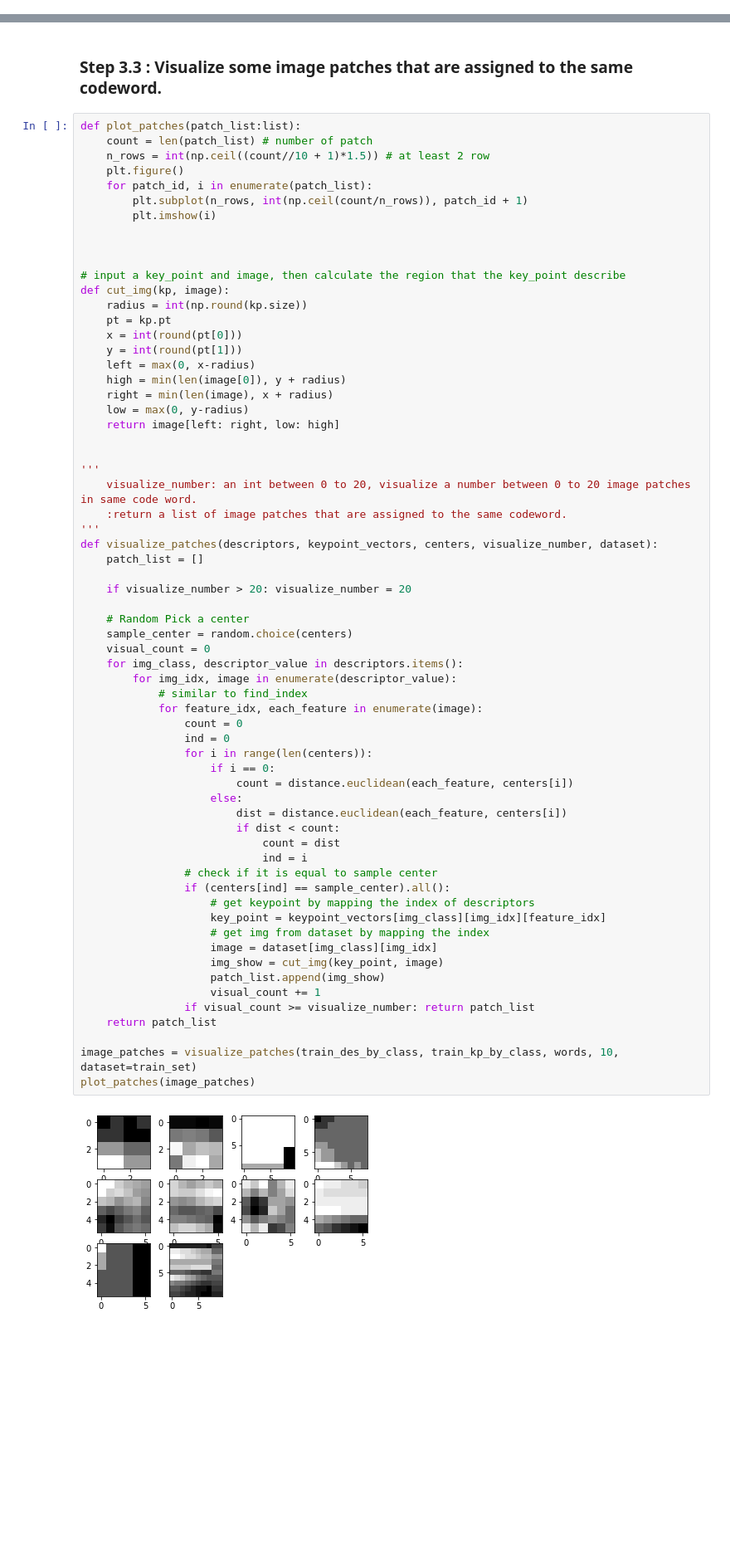
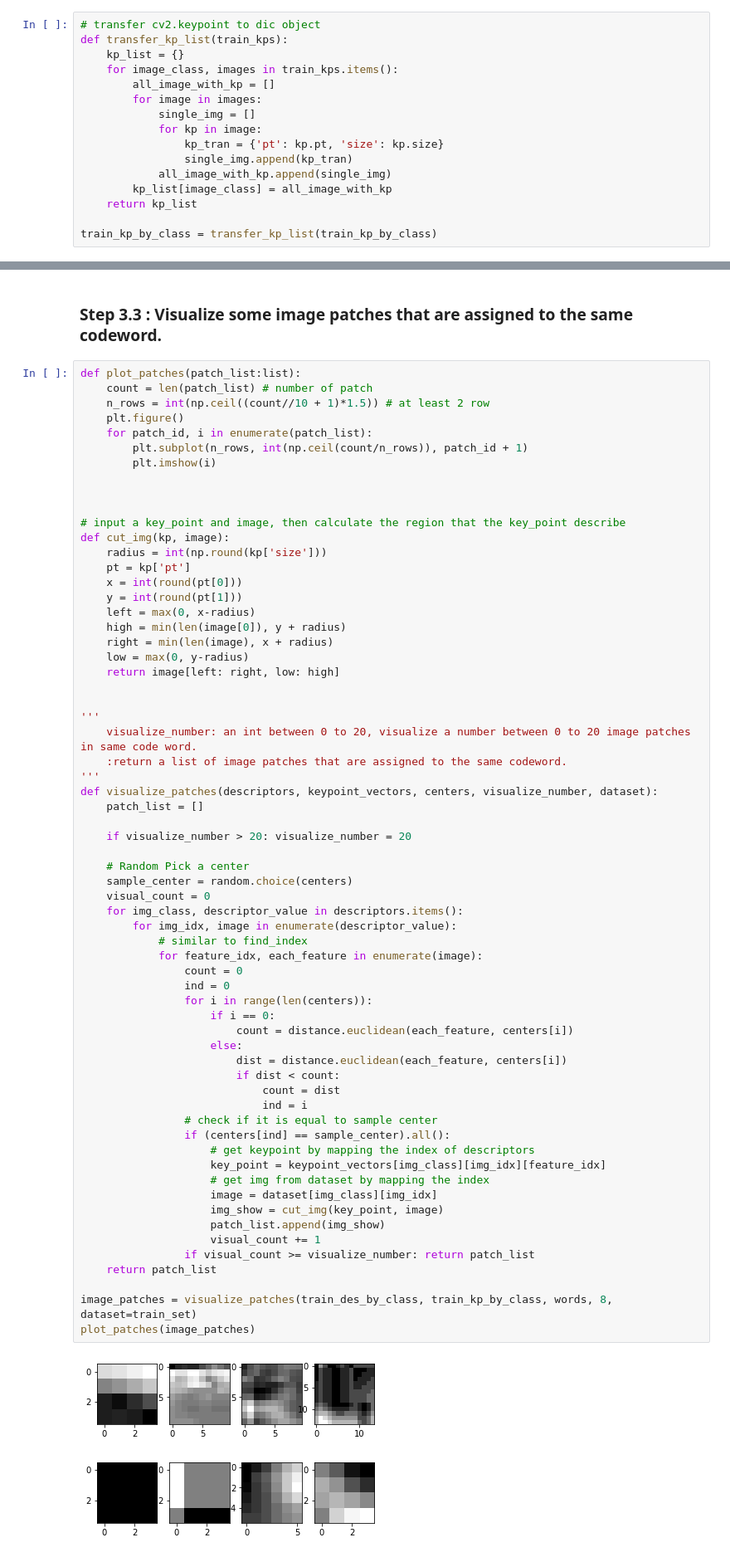
Before and after one commit to LANNDS18/Vision_SIFT, a Jupyter notebook: SIFT_train.ipynb, the cells around one changed output, grey strips where cells are left out. Shown at 83% size. Cells and saved outputs as stored; diff of their text form; blank space fills up the shorter version.

Commit message:
add training models

```diff
--- a/SIFT_train.ipynb
+++ b/SIFT_train.ipynb
@@ -83,3 +83,19 @@ sift_train = sift_features(train_set)
 train_des_list = sift_train[0]
 train_des_by_class = sift_train[1]
 train_kp_by_class = sift_train[2]
+# %%
+# transfer cv2.keypoint to dic object
+def transfer_kp_list(train_kps):
+    kp_list = {}
+    for image_class, images in train_kps.items():
+        all_image_with_kp = []
+        for image in images:
+            single_img = []
+            for kp in image:
+                kp_tran = {'pt': kp.pt, 'size': kp.size}
+                single_img.append(kp_tran)
+            all_image_with_kp.append(single_img)
+        kp_list[image_class] = all_image_with_kp
+    return kp_list
+
+train_kp_by_class = transfer_kp_list(train_kp_by_class)
@@ -168,8 +189,8 @@ def plot_patches(patch_list:list):
 
 # input a key_point and image, then calculate the region that the key_point describe
 def cut_img(kp, image):
-    radius = int(np.round(kp.size))
-    pt = kp.pt
+    radius = int(np.round(kp['size']))
+    pt = kp['pt']
     x = int(round(pt[0]))
     y = int(round(pt[1]))
     left = max(0, x-radius)
@@ -192,35 +213,35 @@ def visualize_patches(descriptors, keypoint_vectors, centers, visualize_number,
     sample_center = random.choice(centers)
     visual_count = 0
     for img_class, descriptor_value in descriptors.items():
         for img_idx, image in enumerate(descriptor_value):
             # similar to find_index
             for feature_idx, each_feature in enumerate(image):
                 count = 0
                 ind = 0
                 for i in range(len(centers)):
                     if i == 0:
                         count = distance.euclidean(each_feature, centers[i])
                     else:
                         dist = distance.euclidean(each_feature, centers[i])
                         if dist < count:
                             count = dist
                             ind = i
                 # check if it is equal to sample center
                 if (centers[ind] == sample_center).all():
                     # get keypoint by mapping the index of descriptors
                     key_point = keypoint_vectors[img_class][img_idx][feature_idx]
                     # get img from dataset by mapping the index
                     image = dataset[img_class][img_idx]
                     img_show = cut_img(key_point, image)
                     patch_list.append(img_show)
                     visual_count += 1
                 if visual_count >= visualize_number: return patch_list
     return patch_list
 
-image_patches = visualize_patches(train_des_by_class, train_kp_by_class, words, 10, dataset=train_set)
+image_patches = visualize_patches(train_des_by_class, train_kp_by_class, words, 8, dataset=train_set)
 plot_patches(image_patches)
 # %% [output]
-[figure, old version]
+[figure, new version]
 # %% [markdown]
 # Inference Process
 ## Step 4: Classification
```
Also changed, not shown: parts of 4 cells of this notebook, 2 other files.
